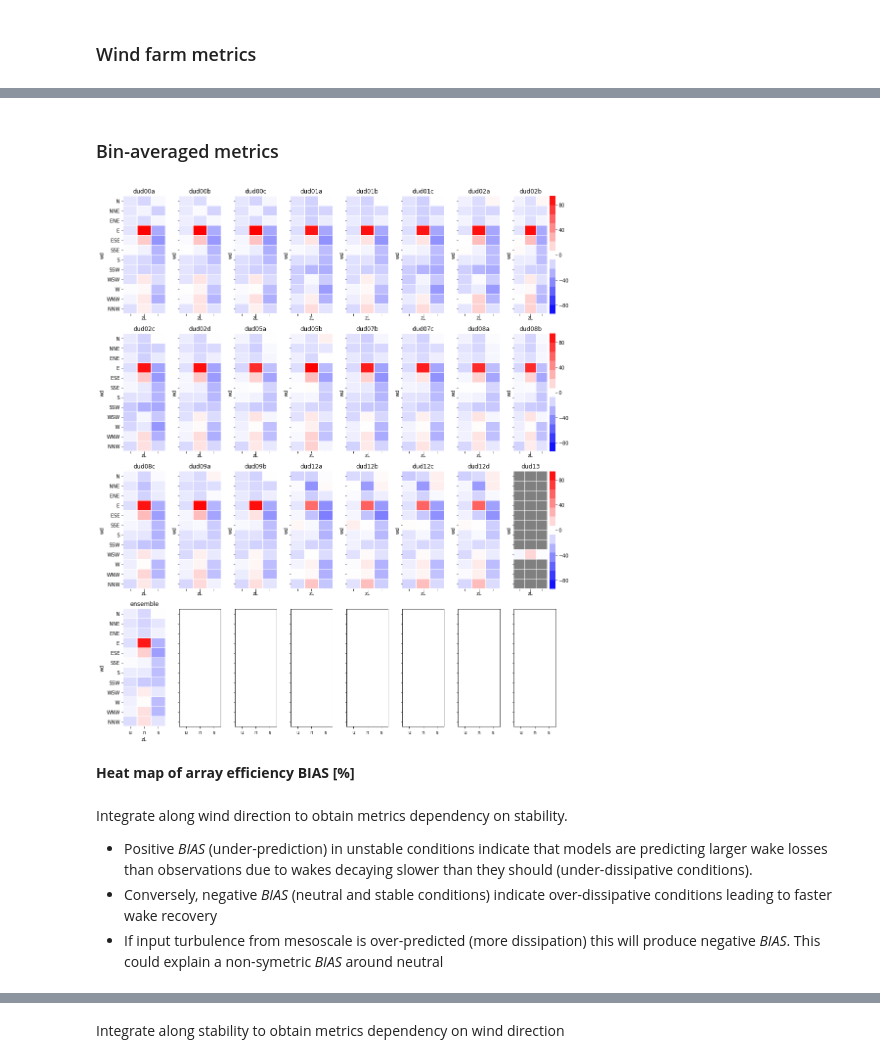
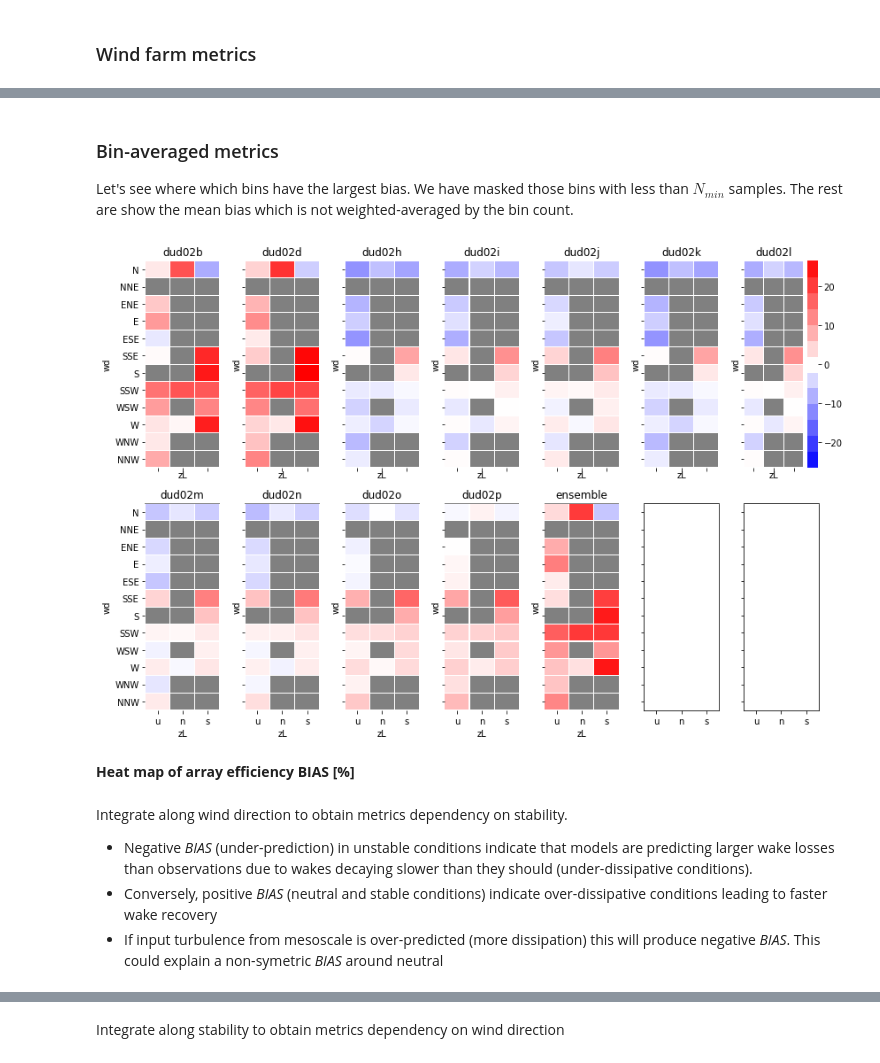
Before and after one commit to CENER-EPR/OWAbench, a Jupyter notebook: Dudgeon/Dudgeon_ArrayEfficiency.ipynb, the cells around one changed output, grey strips where cells are left out. Drawn from its saved outputs; the diff is of its cells as text; code cells hidden in the pictures.

Commit message:
Added Nmin bin filter and modified plots

```diff
--- a/Dudgeon/Dudgeon_ArrayEfficiency.ipynb
+++ b/Dudgeon/Dudgeon_ArrayEfficiency.ipynb
@@ -266,7 +278,7 @@ except IOError:
 # %% [markdown]
 If no validation data is available, do code to code comparison by selecting a reference simulation to compare against:
 # %%
-benchmark = n_sim-1      # ref_sim = [] when you compare with validation data
+benchmark = [] #n_sim-1      # ref_sim = [] when you compare with validation data
 
 if not benchmark:
     print ("Your reference series is observations")
@@ -287,0 +298,7 @@ $$ A_{M} = \frac{P_{obs,free}}{P(S_{ref})} \sim \left( \frac{S_{obs,free}}{S_{re
+# %%
+# Local (wind turbine) mesoscale bias correction
+obs_Pfree_ts = pd.read_csv('./observations/Dudgeon_Pfree.csv', index_col = 'time')
+obs_Pfree = restrict_to_ts(obs_Pfree_ts, scada_ts)
+obs_Pfree, obs_Pfree_std = bin_avrg.compute_mean(obs_Pfree, ts_bin_map)
+Am = obs_Pfree/meso_P
+Am.to_netcdf('./inputs/Dudgeon_Am.nc')
@@ -378,9 +372,12 @@ sim_eta_tot = bin_avrg.array_init(('sim',))
 bias_tot = bin_avrg.array_init(('sim',))
 mae_tot = bin_avrg.array_init(('sim',))
 len_array = np.vectorize(len)
+meso_P_sum = np.sum(meso_P,axis=0)
+
+Nmin = 25 # Minimum number of samples in a bin to contribute to the total bias/mae
 bin_sizes = len_array(ts_bin_map)
+bin_sizes[N_WDzL_speed < Nmin] = 0
 sum_bin_sizes = bin_sizes.sum()
-meso_P_sum = np.sum(meso_P,axis=0)
 
 # Wind farm metrics
 bench_eta = 100*np.sum(bench_P,axis=0) / meso_P_sum  # axis=0 are turbines
@@ -389,14 +386,13 @@ bench_dif_std = np.mean(bench_P_std - meso_P_std,axis=0)
 with warnings.catch_warnings():
     warnings.simplefilter("ignore", category=RuntimeWarning)
     for isim in range(n_sim):
-        sim_eta[isim] = 100*np.sum(sim_P[isim]*AsAm,axis=0) / meso_P_sum  # multiply by local mesoscale bias correction factor
-        sim_eta[isim] = sim_eta[isim].where(sim_eta[isim]>0)  # nan when there is no data
-        sim_eta[isim] = sim_eta[isim]*Am         # multiply by global mesoscale bias correction factor
-        bias[isim] = bench_eta - sim_eta[isim]
+        sim_eta[isim] = 100*np.sum(sim_P[isim]*Am,axis=0) / meso_P_sum  # multiply by mesoscale bias-correction factor
+        sim_eta[isim] = sim_eta[isim].where(sim_eta[isim]>0)  # nan when there is no data (sim_P = nan)
+        bias[isim] = sim_eta[isim] - bench_eta
         mae[isim] = np.absolute(bias[isim])
         if sim_P_std[isim] is not None:
             dif_std[isim] = np.mean(sim_P_std[isim] - bench_P_std,axis=0)
-        if np.isnan(sim_eta[isim]).any():
+        if np.isnan(sim_P[isim]).any(): # if there are no result for all bins don't compute the total values
             sim_eta_tot[isim] = np.nan
             bias_tot[isim] = np.nan
             mae_tot[isim] = np.nan
@@ -427,16 +423,18 @@ for isim in range(n_sim):
 #plotresults = ensemble.copy()                           # simulations participating in the ensemble
 #plotresults.append(n_sim-1)                               # add the ensemble
 
-plotresults = [0,1,2,3,4,5,6,7,8,9,10,11,12,13,14,15,16,17,18,19,20,21,22,23,24] # for cherry peaking
-#plotresults = [19,20,21,22,24] # for cherry peaking
+#plotresults = [0,1,2,3,4,5,6,7,8,9,10,11,12,13,14,15,16,17,18,19,20,21,22,23,24,25,26,27] # for cherry peaking
+plotresults = [13,14,15,16,17,18,7,19,20,21,9,36] # for cherry peaking
+plotresults = [7,9,13,14,15,16,17,18,19,20,21,36] # for cherry peaking
 
 # use 'Label', 'ID' (anonymous) or any other column in the participants table to tag the simulations in the plots
 tags = 'Label'
 plotresultsname = [sims[tags][x] for x in plotresults]
 
-highlight = ['dud00b','dud01a','dud01b','dud02b','dud05a','dud07b','dud08a','dud09a','dud12b','dud13']          # Highlight results in spagetti plots
+#highlight = ['dud00b','dud01a','dud01b','dud02b','dud05a','dud07b','dud08a','dud09a','dud12b','dud13']          # Highlight results in spagetti plots
 #highlight = ['dud00a','dud00b','dud07a','dud07b','dud07c','dud09a']          # Highlight results in spagetti plots
-#highlight = ['dud12a','dud12b','dud12c','dud12d']          # Highlight results in spagetti plots
+highlight = ['dud02b','dud02d','dud02h','dud02i','dud02j','dud02k','dud02l',
+             'dud02m','dud02n','dud02o','dud02p']          # Highlight results in spagetti plots
 # %% [markdown]
 ### Wind farm metrics
 # %%
@@ -479,18 +472,19 @@ Metrics.iloc[plotresults]
-# %% [markdown]
-### Bin-averaged metrics
+# %% [markdown]
+### Bin-averaged metrics
+Let's see where which bins have the largest bias. We have masked those bins with less than $N_{min}$ samples. The rest are show the mean bias which is not weighted-averaged by the bin count.
 # %%
 figcaption = "**Heat map of array efficiency BIAS [%]**"
 title = ""#"_BIAS[%]"
-bin_avrg.plot_heatmaps(bias[plotresults], sub_plt_size = (1.7,4),n_plot_cols = 8,
+bin_avrg.plot_heatmaps(bias[plotresults].where((sim_eta[0]>0) & (N_WDzL_speed >= Nmin)), sub_plt_size = (1.7,4),n_plot_cols = 7,
                        figcaption = figcaption, title=title)
 
 #sim_name, bias.max(axis=1) # Compute maximum per stability
 # %% [output]
-[figure, old version]
+[figure, new version]
 **Heat map of array efficiency BIAS [%]**
 # %% [markdown]
 Integrate along wind direction to obtain metrics dependency on stability.
-* Positive *BIAS* (under-prediction) in unstable conditions indicate that models are predicting larger wake losses than observations due to wakes decaying slower than they should (under-dissipative conditions).
-* Conversely, negative *BIAS* (neutral and stable conditions) indicate over-dissipative conditions leading to faster wake recovery
+* Negative *BIAS* (under-prediction) in unstable conditions indicate that models are predicting larger wake losses than observations due to wakes decaying slower than they should (under-dissipative conditions).
+* Conversely, positive *BIAS* (neutral and stable conditions) indicate over-dissipative conditions leading to faster wake recovery
 * If input turbulence from mesoscale is over-predicted (more dissipation) this will produce negative *BIAS*. This could explain a non-symetric *BIAS* around neutral
 # %%
```
Also changed, not shown: parts of 18 cells of this notebook, 12 other files.
